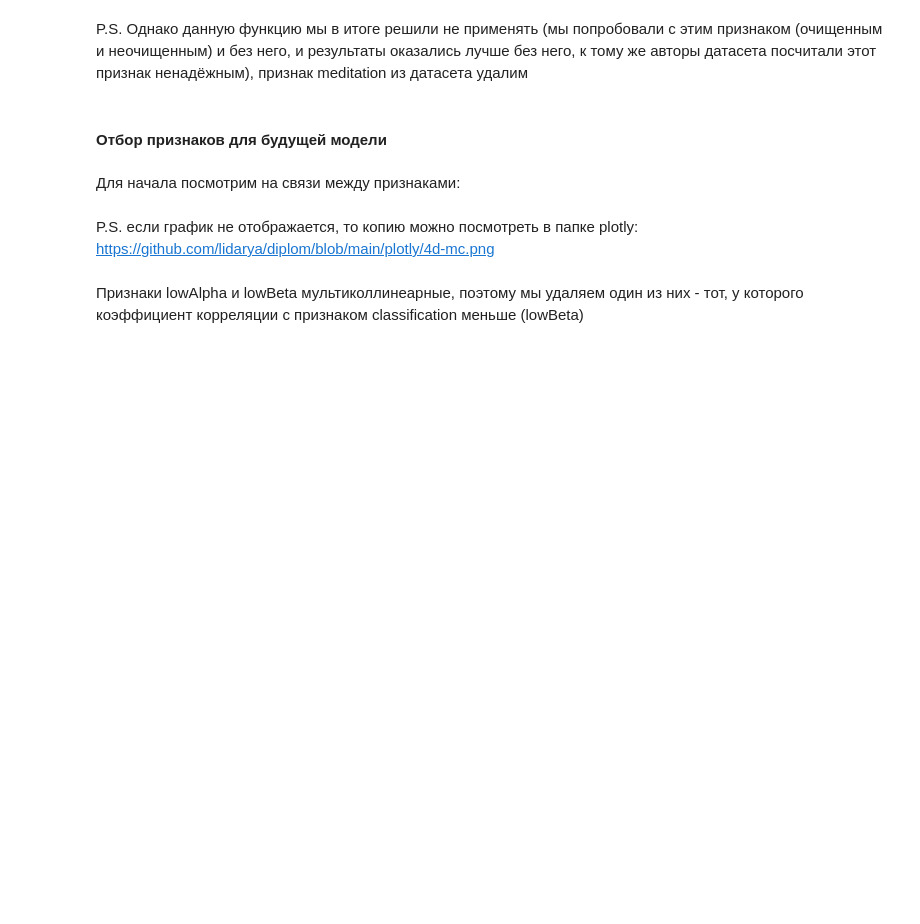
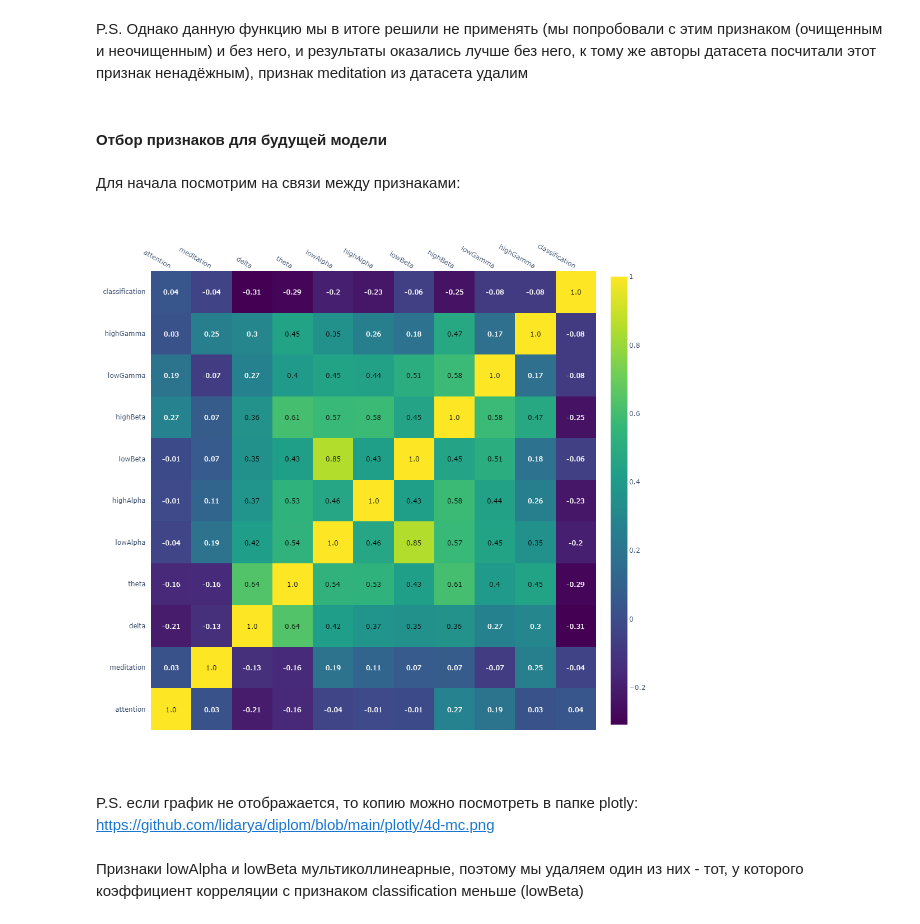
Before and after one commit to lidarya/diplom, a Jupyter notebook: sleepy_driver.ipynb, the cells around one changed output. Cells and saved outputs as stored; diff of their text form; code cells hidden in the pictures; blank space fills up the shorter version.

```diff
--- a/sleepy_driver.ipynb
+++ b/sleepy_driver.ipynb
@@ -255,6 +283,17 @@ fig = ff.create_annotated_heatmap(
 fig.update_layout(height=1000, width=1000, showlegend=True)
 #fig.update_layout(legend=dict(title=dict(text='Legend')))
 fig.show()
+# %%
+#(на случай, если изображение не отобразится)
+
+from IPython.display import Image
+
+# Путь к изображению
+image_path = 'plotly/4d-mc.png'
+# Отображение изображения
+Image(filename=image_path)
+# %% [output]
+[figure, added]
 # %% [markdown]
 P.S. если график не отображается, то копию можно посмотреть в папке plotly: https://github.com/lidarya/diplom/blob/main/plotly/4d-mc.png
 # %% [markdown]
```
Also changed, not shown: parts of 7 cells of this notebook.
